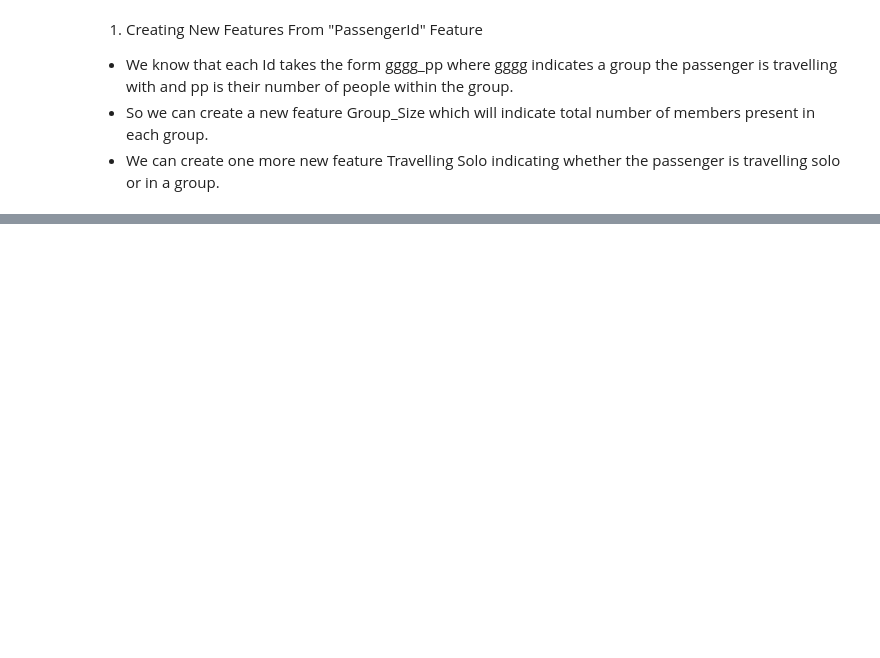
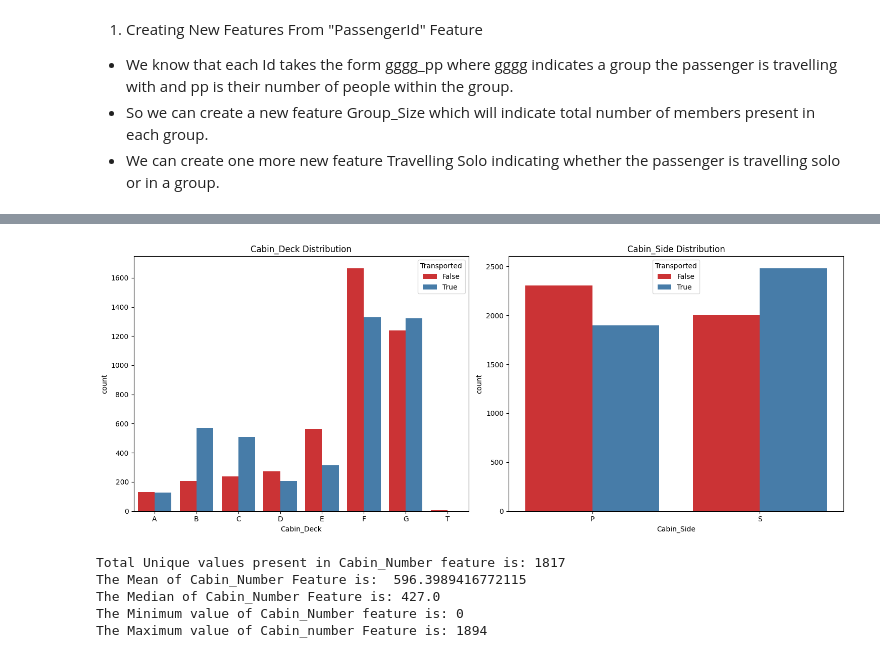
Before and after one commit to sophieporton/spaceship_titanic, a Jupyter notebook: Feature engineering.ipynb, the cells around one changed output, grey strips where cells are left out. Saved outputs shown, nothing was run; the diff lists cells and outputs as text; code cells hidden in the pictures; blank space fills up the shorter version.

Commit message:
created new features for age, cabins and spending

```diff
--- a/Feature engineering.ipynb
+++ b/Feature engineering.ipynb
@@ -42,0 +93,13 @@ test_clean=passengerid_new_features(test_raw)
+# %%
+plt.figure(figsize=(15,6))
+plt.subplot(1,2,1)
+sns.countplot(x="Cabin_Deck",hue="Transported", data=train_clean, palette="Set1",order=["A","B","C","D","E","F","G","T"])
+plt.title("Cabin_Deck Distribution")
+
+plt.subplot(1,2,2)
+sns.countplot(x="Cabin_Side", hue="Transported", data=train_clean, palette="Set1")
+plt.title("Cabin_Side Distribution")
+plt.tight_layout()
+plt.show()
+# %% [output]
+[figure, added]
@@ -42,0 +109,12 @@ test_clean=passengerid_new_features(test_raw)
+# %%
+print("Total Unique values present in Cabin_Number feature is:",train_clean["Cabin_Number"].nunique())
+print("The Mean of Cabin_Number Feature is: ",train_clean["Cabin_Number"].mean())
+print("The Median of Cabin_Number Feature is:",train_clean["Cabin_Number"].median())
+print("The Minimum value of Cabin_Number feature is:",train_clean["Cabin_Number"].min())
+print("The Maximum value of Cabin_number Feature is:",train_clean["Cabin_Number"].max())
+# %% [output]
+Total Unique values present in Cabin_Number feature is: 1817
+The Mean of Cabin_Number Feature is:  596.3989416772115
+The Median of Cabin_Number Feature is: 427.0
+The Minimum value of Cabin_Number feature is: 0
+The Maximum value of Cabin_number Feature is: 1894
```
Also changed, not shown: parts of 27 cells of this notebook.
